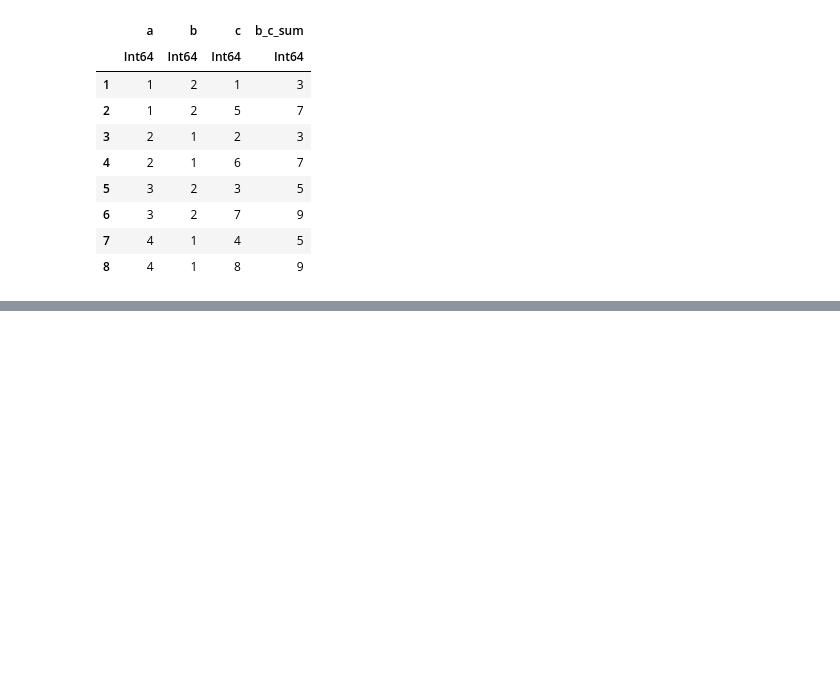
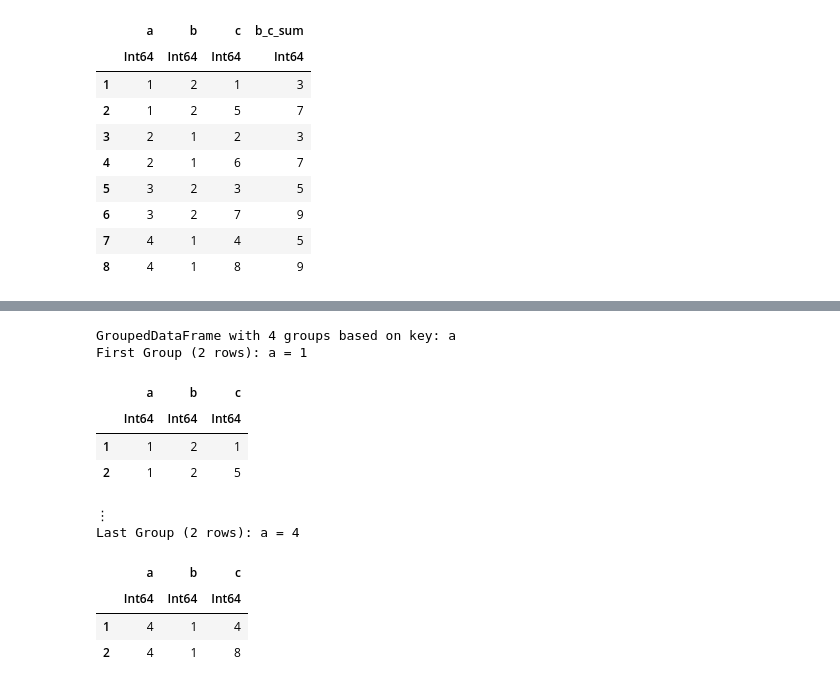
Before and after one commit to damiansp/julia, a Jupyter notebook: dsDocs/DataFrames/functions.jl.ipynb, the cells around one changed output, grey strips where cells are left out. Drawn from its saved outputs; the diff is of its cells as text; code cells hidden in the pictures; blank space fills up the shorter version.

```diff
--- a/dsDocs/DataFrames/functions.jl.ipynb
+++ b/dsDocs/DataFrames/functions.jl.ipynb
@@ -258,3 +258,7 @@ combine(gd, :, AsTable(Not(:a)) => sum)
 | 6 | 3 | 2 | 7 | 9 |
 | 7 | 4 | 1 | 4 | 5 |
 | 8 | 4 | 1 | 8 | 9 |
+# %%
+df = DataFrame(a=repeat([1, 2, 3, 4], outer=[2]),
+               b=repeat([2, 1], outer=[4]),
+               c=1:8)
@@ -260,0 +277,15 @@ combine(gd, :, AsTable(Not(:a)) => sum)
+# %%
+gd = groupby(df, :a)
+# %% [output]
+GroupedDataFrame with 4 groups based on key: a
+First Group (2 rows): a = 1
+|  | a | b | c |
+|  | Int64 | Int64 | Int64 |
+| 1 | 1 | 2 | 1 |
+| 2 | 1 | 2 | 5 |
+⋮
+Last Group (2 rows): a = 4
+|  | a | b | c |
+|  | Int64 | Int64 | Int64 |
+| 1 | 4 | 1 | 4 |
+| 2 | 4 | 1 | 8 |
```
Also changed, not shown: parts of 18 cells of this notebook, 1 other file.
